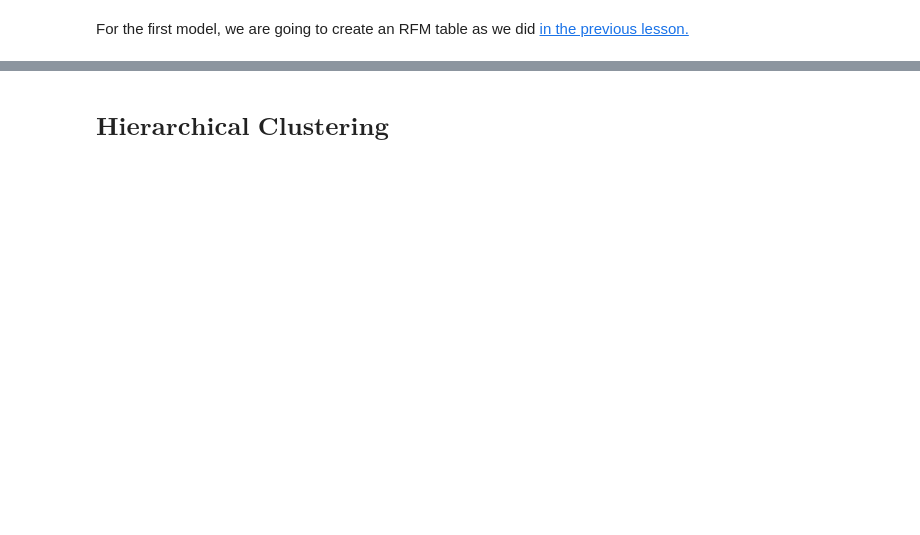
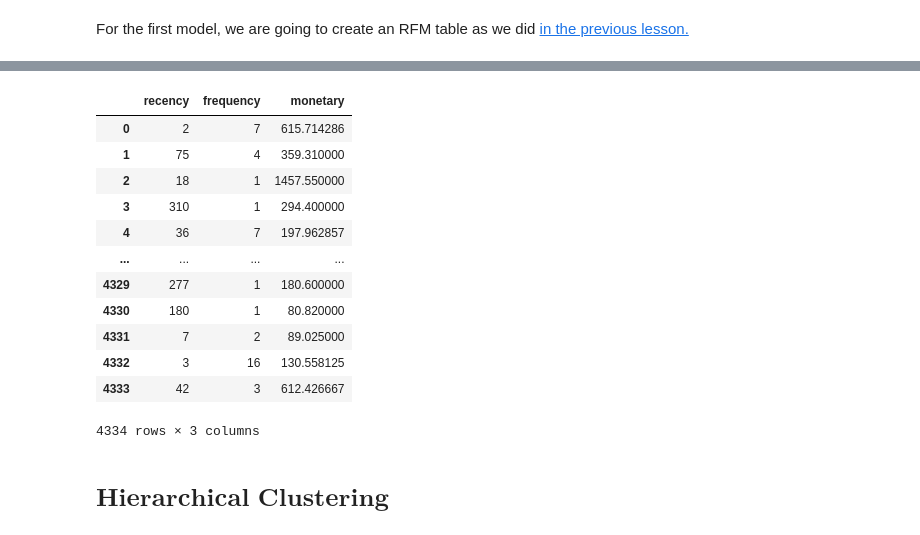
Before and after one commit to armhijacker/customer_behaviour, a Jupyter notebook: Week_7_Segmentation_with_Clustering.ipynb, the cells around one changed output, grey strips where cells are left out. Cells and saved outputs as stored; diff of their text form; code cells hidden in the pictures; blank space fills up the shorter version.

```diff
--- a/Week_7_Segmentation_with_Clustering.ipynb
+++ b/Week_7_Segmentation_with_Clustering.ipynb
@@ -56,3 +79,19 @@ plt.show()
 cluster_data = rfm.drop(columns='CustomerID')
 scaler = StandardScaler()
 data_stand = scaler.fit_transform(cluster_data)
+# %%
+cluster_data
+# %% [output]
+|  | recency | frequency | monetary |
+| 0 | 2 | 7 | 615.714286 |
+| 1 | 75 | 4 | 359.310000 |
+| 2 | 18 | 1 | 1457.550000 |
+| 3 | 310 | 1 | 294.400000 |
+| 4 | 36 | 7 | 197.962857 |
+| ... | ... | ... | ... |
+| 4329 | 277 | 1 | 180.600000 |
+| 4330 | 180 | 1 | 80.820000 |
+| 4331 | 7 | 2 | 89.025000 |
+| 4332 | 3 | 16 | 130.558125 |
+| 4333 | 42 | 3 | 612.426667 |
+4334 rows × 3 columns
```
Also changed, not shown: parts of 28 cells of this notebook.
